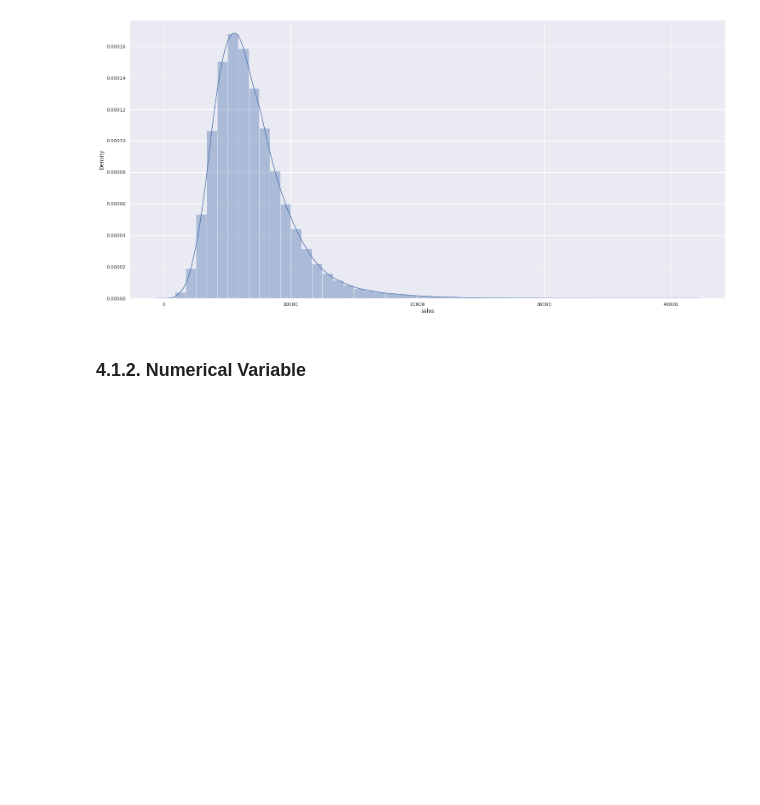
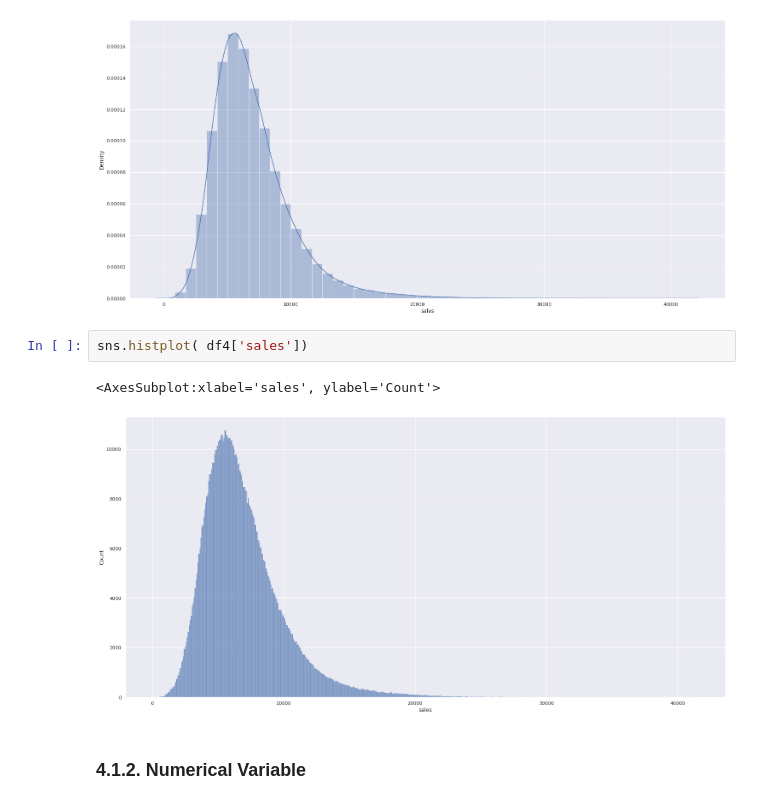
Before and after one commit to naoeobernardo/DataScience_Em_Producao, a Jupyter notebook: m04_v01_store_sales_prediction.ipynb, the cells around one changed output. Saved outputs shown, nothing was run; the diff lists cells and outputs as text; blank space fills up the shorter version.

```diff
--- a/m04_v01_store_sales_prediction.ipynb
+++ b/m04_v01_store_sales_prediction.ipynb
@@ -424,6 +421,11 @@ sns.distplot( df4['sales'])
 # %% [output]
 <AxesSubplot:xlabel='sales', ylabel='Density'>
 [figure]
+# %%
+sns.histplot( df4['sales'])
+# %% [output]
+<AxesSubplot:xlabel='sales', ylabel='Count'>
+[figure, added]
 # %% [markdown]
 ### 4.1.2. Numerical Variable
 # %%
```
Also changed, not shown: parts of 3 cells of this notebook, 1 other file.
